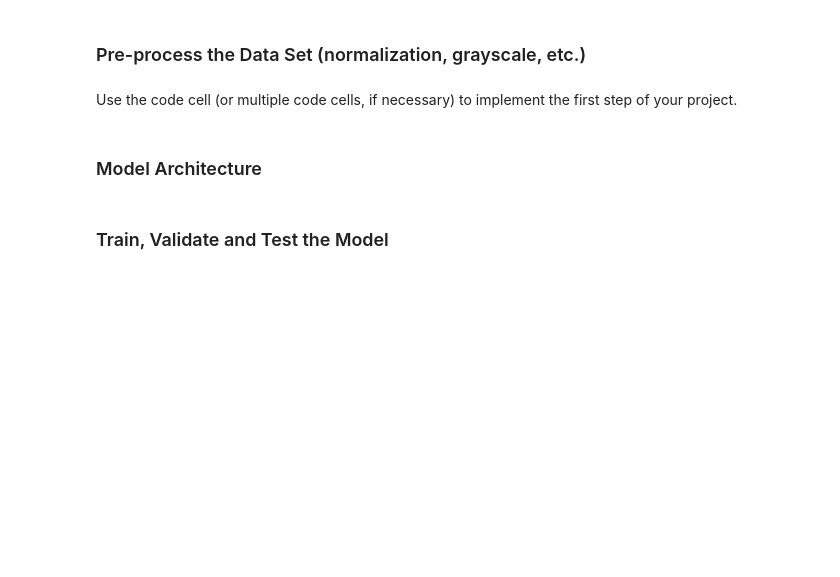
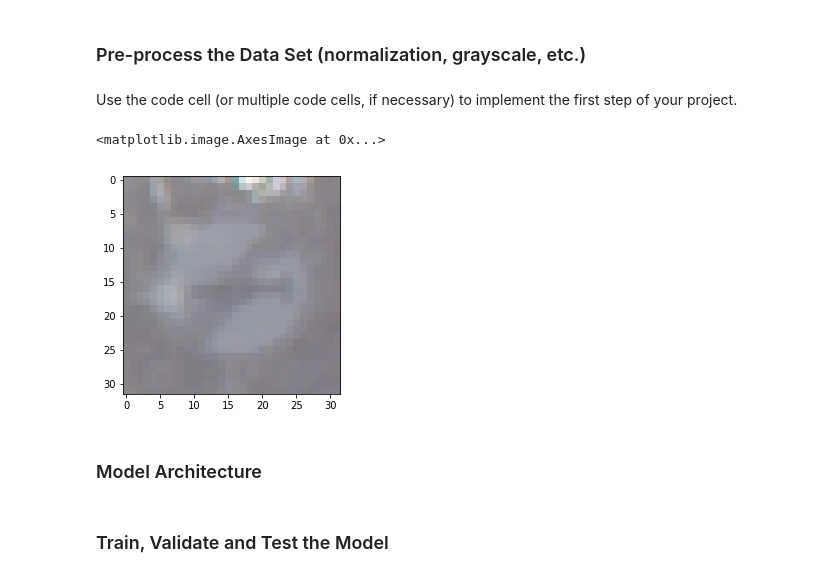
Before and after one commit to alanxiaoyi/udacity-carnd, a Jupyter notebook: CarND-Traffic-Sign-Classifier-Project/Traffic_Sign_Classifier.ipynb, the cells around one changed output. Drawn from its saved outputs; the diff is of its cells as text; code cells hidden in the pictures; blank space fills up the shorter version.

```diff
--- a/CarND-Traffic-Sign-Classifier-Project/Traffic_Sign_Classifier.ipynb
+++ b/CarND-Traffic-Sign-Classifier-Project/Traffic_Sign_Classifier.ipynb
@@ -129,3 +130,19 @@ Here is an example of a [published baseline model on this problem](http://yann.l
 ### Pre-process the Data Set (normalization, grayscale, etc.)
 # %% [markdown]
 Use the code cell (or multiple code cells, if necessary) to implement the first step of your project.
+# %%
+import cv2
+import numpy as np
+
+
+def hist(img):
+
+    img_yuv = cv2.cvtColor(img, cv2.COLOR_BGR2YUV)
+
+    # equalize the histogram of the Y channel
+    img_yuv[:,:,0] = cv2.equalizeHist(img_yuv[:,:,0])
+
+    # convert the YUV image back to RGB format
+    img_output = cv2.cvtColor(img_yuv, cv2.COLOR_YUV2BGR)
+
+    return img_output
@@ -135,37 +173,75 @@ Use the code cell (or multiple code cells, if necessary) to implement the first
 from sklearn import preprocessing
 
 def grey_scale(array):
     ret = (array[:,:,:,0] + array[:,:,:,1] + array[:,:,:,2])/3
     return ret
 
 
 
 def normal(array):
     tmp=np.empty((array.shape[0], array.shape[1], array.shape[2], array.shape[3]))
     for i in range(array.shape[0]):
         tmp[i,:,:,0] =  preprocessing.normalize(array[i,:,:,0], norm='l1')
         tmp[i,:,:,1] =  preprocessing.normalize(array[i,:,:,1], norm='l1')
         tmp[i,:,:,2] =  preprocessing.normalize(array[i,:,:,2], norm='l1')
-
     return tmp
 
+def brighter(array):
+    # Increase intensity such that
+    # dark pixels become much brighter,
+    # bright pixels become slightly bright
+    tmp=np.empty((array.shape[0], array.shape[1], array.shape[2], array.shape[3]))
+    for i in range(array.shape[0]):
+        tmp[i,:,:,0] = 255*(array[i,:,:,0]/(255))**0.5
+        tmp[i,:,:,1] = 255*(array[i,:,:,1]/(255))**0.5
+        tmp[i,:,:,2] = 255*(array[i,:,:,2]/(255))**0.5
+    return tmp.astype('uint8')
+
+
+def intense_norm(array):
+    tmp=np.empty((array.shape[0], array.shape[1], array.shape[2], array.shape[3]))
+    for i in range(array.shape[0]):
+        #plt.imshow(array[i,...])
+        tmp[i,...] = normalize(array[i,...])
+    return tmp
+
+
+
+def contrast(array):
+    tmp=np.empty((array.shape[0], array.shape[1], array.shape[2], array.shape[3]))
+    for i in range(array.shape[0]):
+        tmp[i,...] = hist(array[i,...])
+    return tmp
 
 train_x = (train['features'])
 valid_x = (valid['features'])
 test_x = (test['features'])
 
 
+
+
 #train_x = grey_scale(train_x)
 #valid_x = grey_scale(valid_x)
 #test_x = grey_scale(test_x)
 
-#train_x = normal(train_x)
-#valid_x = normal(valid_x)
-#test_x = normal(test_x)
+train_x = brighter(train_x)
+valid_x =brighter(valid_x)
+test_x = brighter(test_x)
+
+
+#train_x = contrast(train_x)
+#valid_x =contrast(valid_x)
+#test_x = contrast(test_x)
 
 #train_x=train_x[...,np.newaxis]
 #valid_x=valid_x[...,np.newaxis]
 #test_x=test_x[...,np.newaxis]
+
+
+plt.imshow(train_x[200,...])
+# %% [output]
+<matplotlib.image.AxesImage at 0x...>
+[figure, added]
 # %% [markdown]
 ### Model Architecture
 # %%
```
Also changed, not shown: parts of 4 cells of this notebook.
